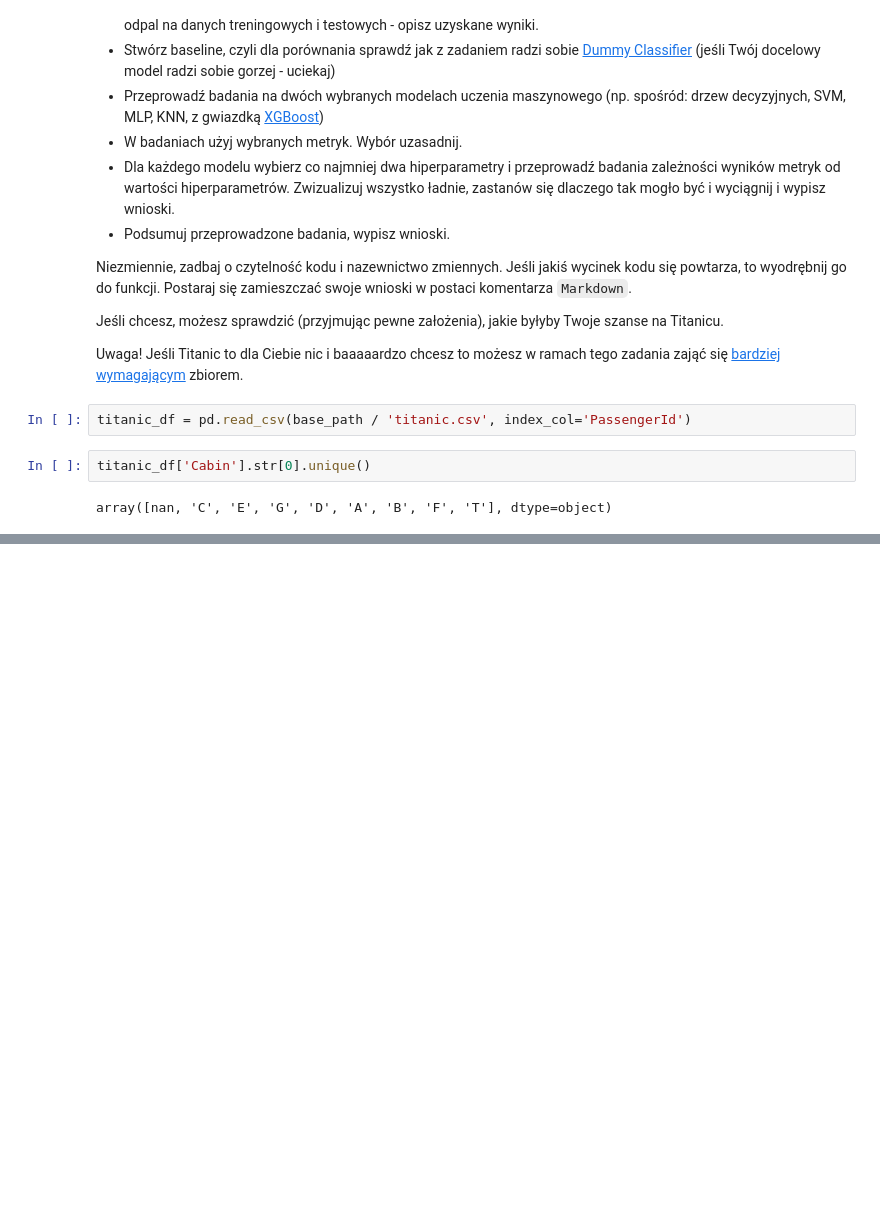
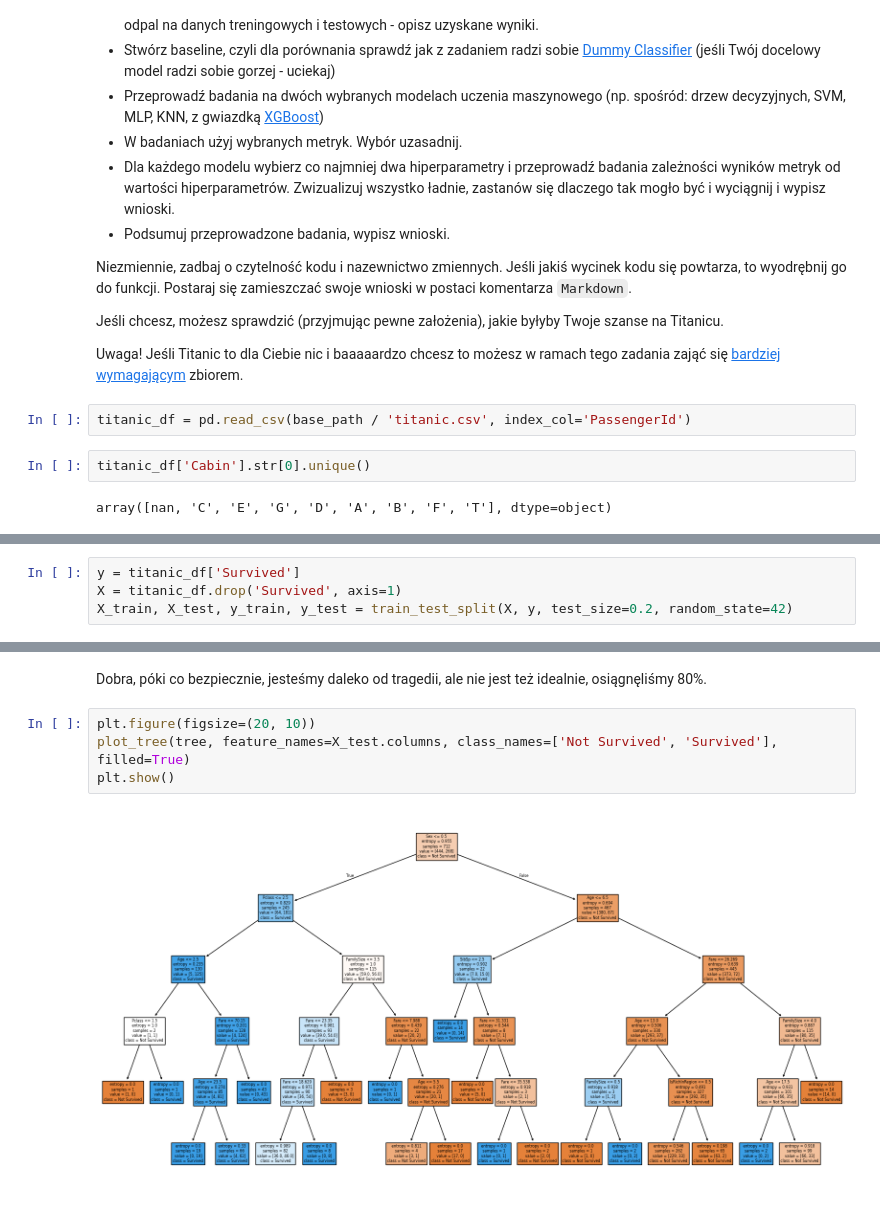
Before and after one commit to Solvro/ml-wakacyjne-wyzwanie-2025, a Jupyter notebook: 2_ml/ML_zadanie.ipynb, the cells around one changed output, grey strips where cells are left out. Cells and saved outputs as stored; diff of their text form; blank space fills up the shorter version.

```diff
--- a/2_ml/ML_zadanie.ipynb
+++ b/2_ml/ML_zadanie.ipynb
@@ -50,0 +72,4 @@ array([nan, 'C', 'E', 'G', 'D', 'A', 'B', 'F', 'T'], dtype=object)
+# %%
+y = titanic_df['Survived']
+X = titanic_df.drop('Survived', axis=1)
+X_train, X_test, y_train, y_test = train_test_split(X, y, test_size=0.2, random_state=42)
@@ -50,0 +223,8 @@ array([nan, 'C', 'E', 'G', 'D', 'A', 'B', 'F', 'T'], dtype=object)
+# %% [markdown]
+Dobra, póki co bezpiecznie, jesteśmy daleko od tragedii, ale nie jest też idealnie, osiągnęliśmy 80%.
+# %%
+plt.figure(figsize=(20, 10))
+plot_tree(tree, feature_names=X_test.columns, class_names=['Not Survived', 'Survived'], filled=True)
+plt.show()
+# %% [output]
+[figure, added]
```
Also changed, not shown: parts of 25 cells of this notebook.
